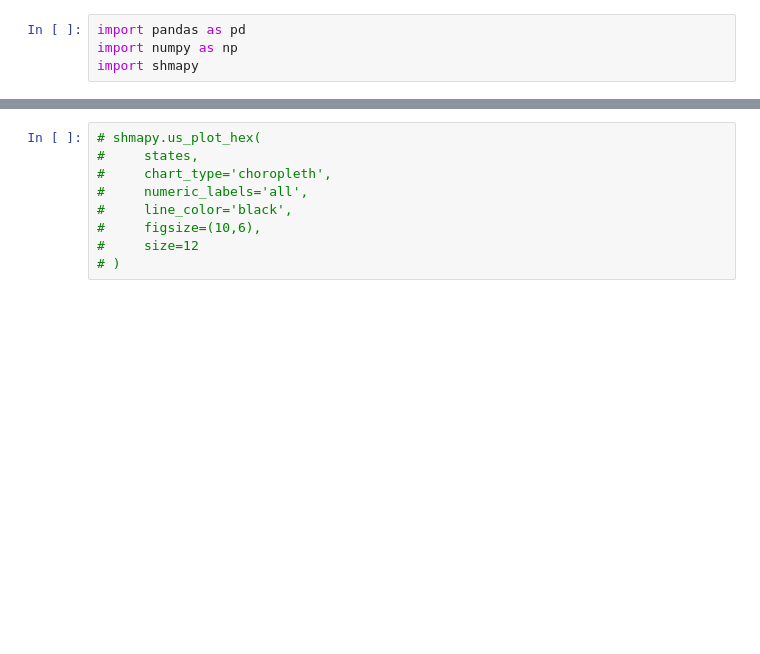
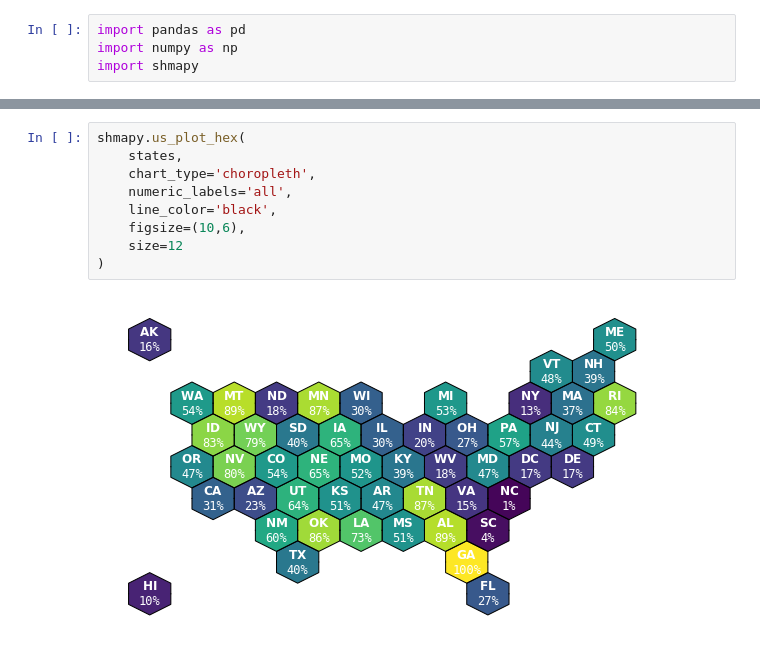
Before and after one commit to mpkrass7/shmapy, a Jupyter notebook: shmapy/examples/shmapy_basics.ipynb, the cells around one changed output, grey strips where cells are left out. Drawn from its saved outputs; the diff is of its cells as text; blank space fills up the shorter version.

```diff
--- a/shmapy/examples/shmapy_basics.ipynb
+++ b/shmapy/examples/shmapy_basics.ipynb
@@ -16,12 +16,14 @@ states.head()
 # %%
-# shmapy.us_plot_hex(
-#     states,
-#     chart_type='choropleth',
-#     numeric_labels='all',
-#     line_color='black',
-#     figsize=(10,6),
-#     size=12
-# )
+shmapy.us_plot_hex(
+    states,
+    chart_type='choropleth',
+    numeric_labels='all',
+    line_color='black',
+    figsize=(10,6),
+    size=12
+)
+# %% [output]
+[figure, added]
 # %%
 states['category'] = np.random.choice(['Apple', 'Cherry' ,'Banana', 'Durian'], states.shape[0])
 states.head()
```
Also changed, not shown: parts of 7 cells of this notebook, 2 other files.
